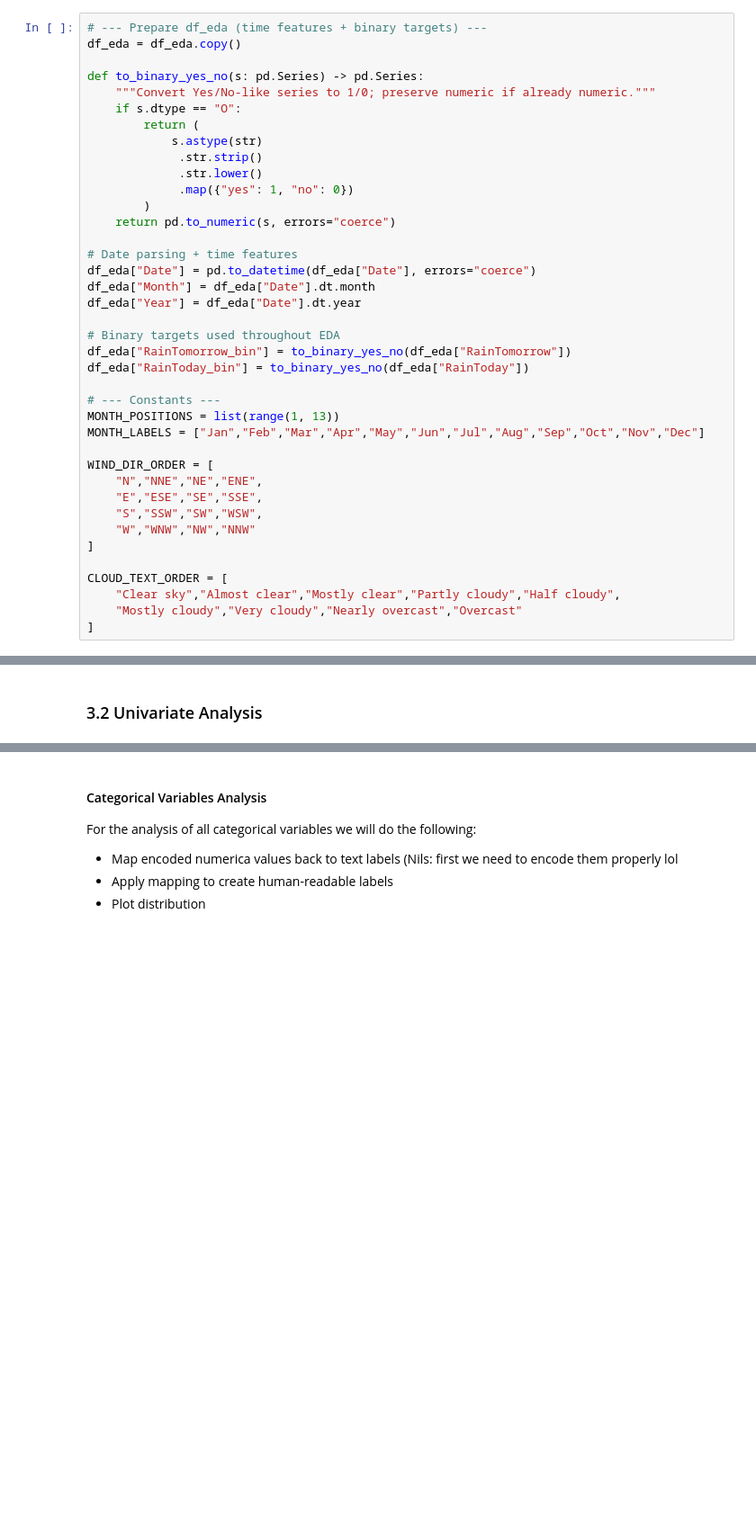
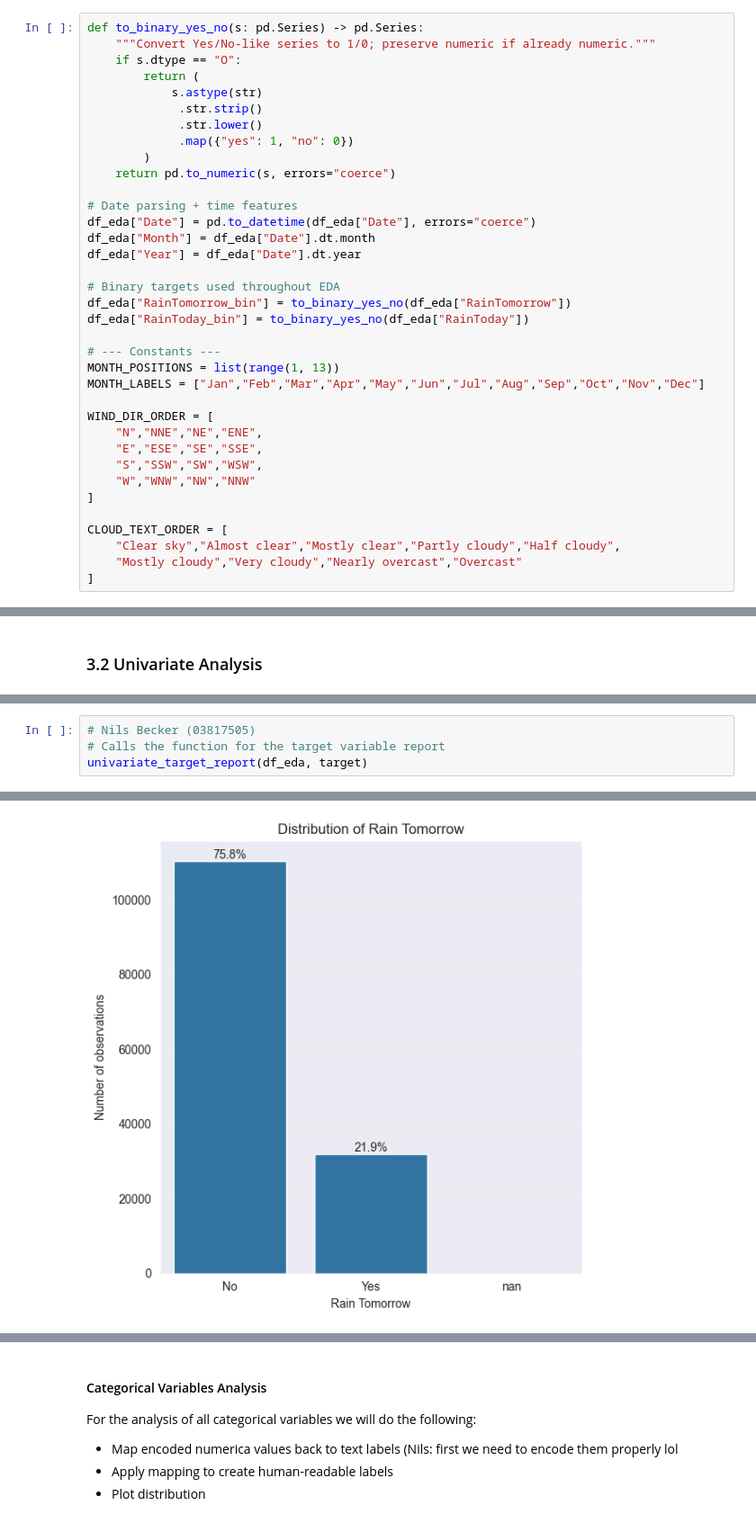
Before and after one commit to AstouK/Rain_Australia, a Jupyter notebook: rain_australia v2.ipynb, the cells around one changed output, grey strips where cells are left out. Shown at 90% size. Drawn from its saved outputs; the diff is of its cells as text; blank space fills up the shorter version.

```diff
--- a/rain_australia v2.ipynb
+++ b/rain_australia v2.ipynb
@@ -485,9 +372,6 @@ plt.show()
 # %% [markdown]
 #### Encoding Categorical Variables
 # %%
-# --- Prepare df_eda (time features + binary targets) ---
-df_eda = df_eda.copy()
-
 def to_binary_yes_no(s: pd.Series) -> pd.Series:
     """Convert Yes/No-like series to 1/0; preserve numeric if already numeric."""
     if s.dtype == "O":
@@ -954,0 +973,5 @@ Since Target is imbalanced, we will apply stratification when splitting the data
+# %%
+# Nils Becker (03817505)
+# Calls the function for the target variable report
+univariate_target_report(df_eda, target)
+# %% [output]
@@ -954,0 +995 @@ Since Target is imbalanced, we will apply stratification when splitting the data
+[figure, added]
```
Also changed, not shown: parts of 31 cells of this notebook.
